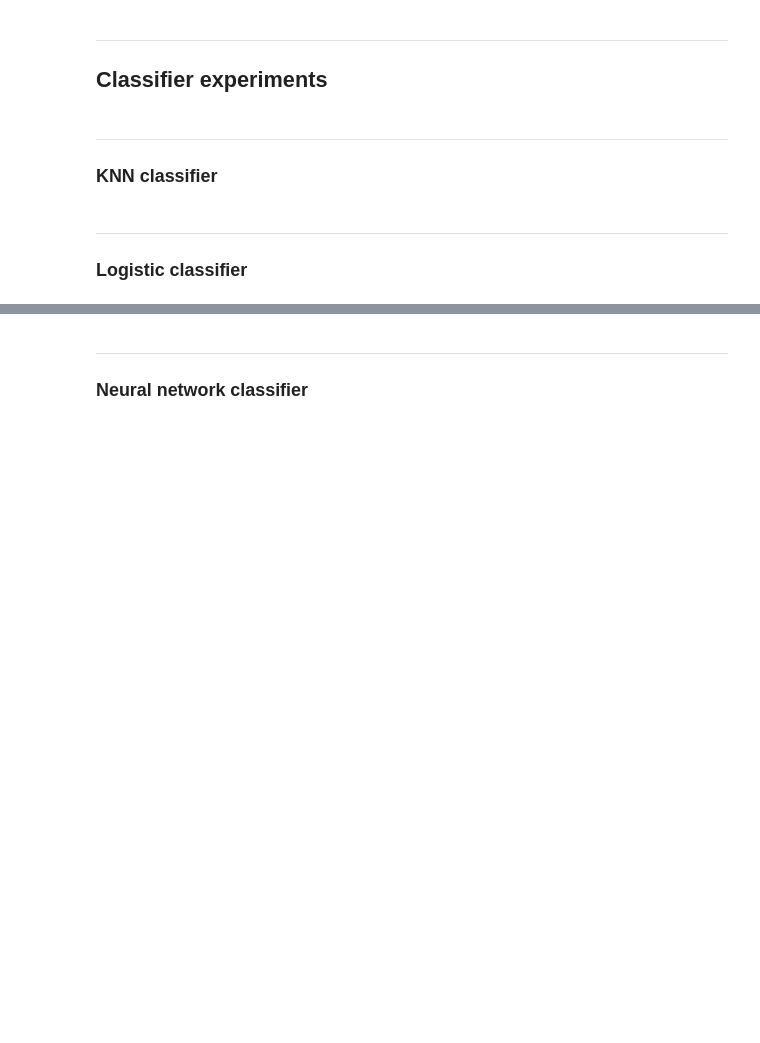
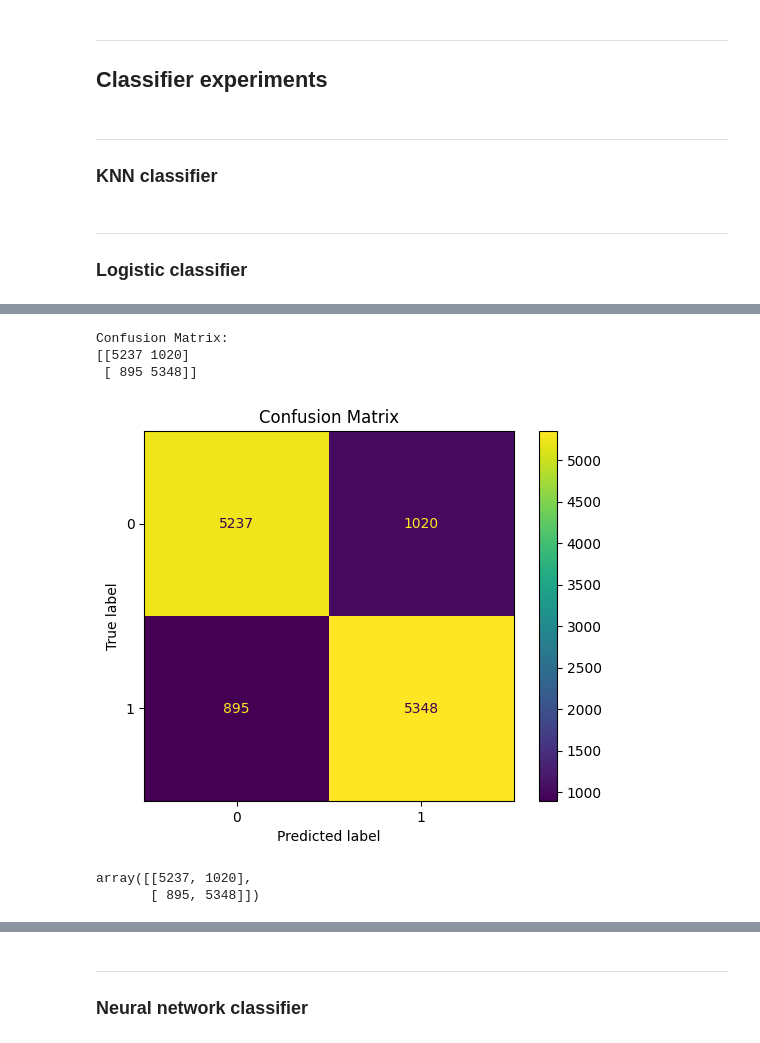
Before and after one commit to MiaNguyen912/cs178-IMDb-movie-reviews-classification--final-project-, a Jupyter notebook: IMDb_Movie_Reviews.ipynb, the cells around one changed output, grey strips where cells are left out. Saved outputs shown, nothing was run; the diff lists cells and outputs as text; code cells hidden in the pictures; blank space fills up the shorter version.

```diff
--- a/IMDb_Movie_Reviews.ipynb
+++ b/IMDb_Movie_Reviews.ipynb
@@ -341 +376,30 @@ Training accuracy: 86.66
+# %%
+
+def compute_confusion_matrix(classifier, X_test, y_test):
+    # Generate predictions
+    y_pred = classifier.predict(X_test)
+
+    # Compute confusion matrix
+    cm = confusion_matrix(y_test, y_pred)
+
+    # Print confusion matrix
+    print("Confusion Matrix:")
+    print(cm)
+
+    # Optional: visualize it
+    disp = ConfusionMatrixDisplay(confusion_matrix=cm)
+    disp.plot(cmap='viridis')
+    plt.title("Confusion Matrix")
+    plt.show()
+
+    return cm
+# %%
+compute_confusion_matrix(logistic_classifier, X_test_vectorized, y_test)
+# %% [output]
+Confusion Matrix:
+[[5237 1020]
+ [ 895 5348]]
+[figure, added]
+array([[5237, 1020],
+       [ 895, 5348]])
 # %%
```
Also changed, not shown: parts of 10 cells of this notebook.
